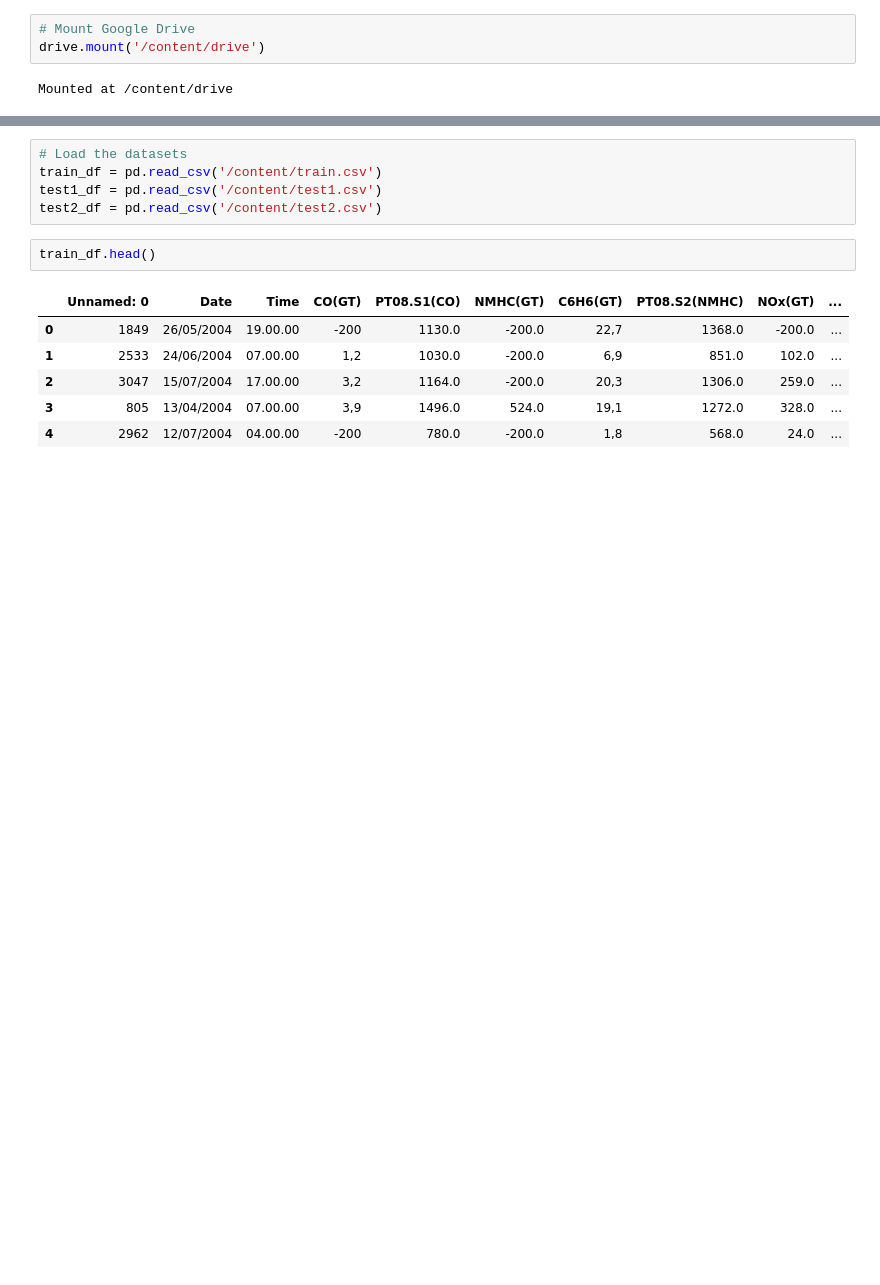
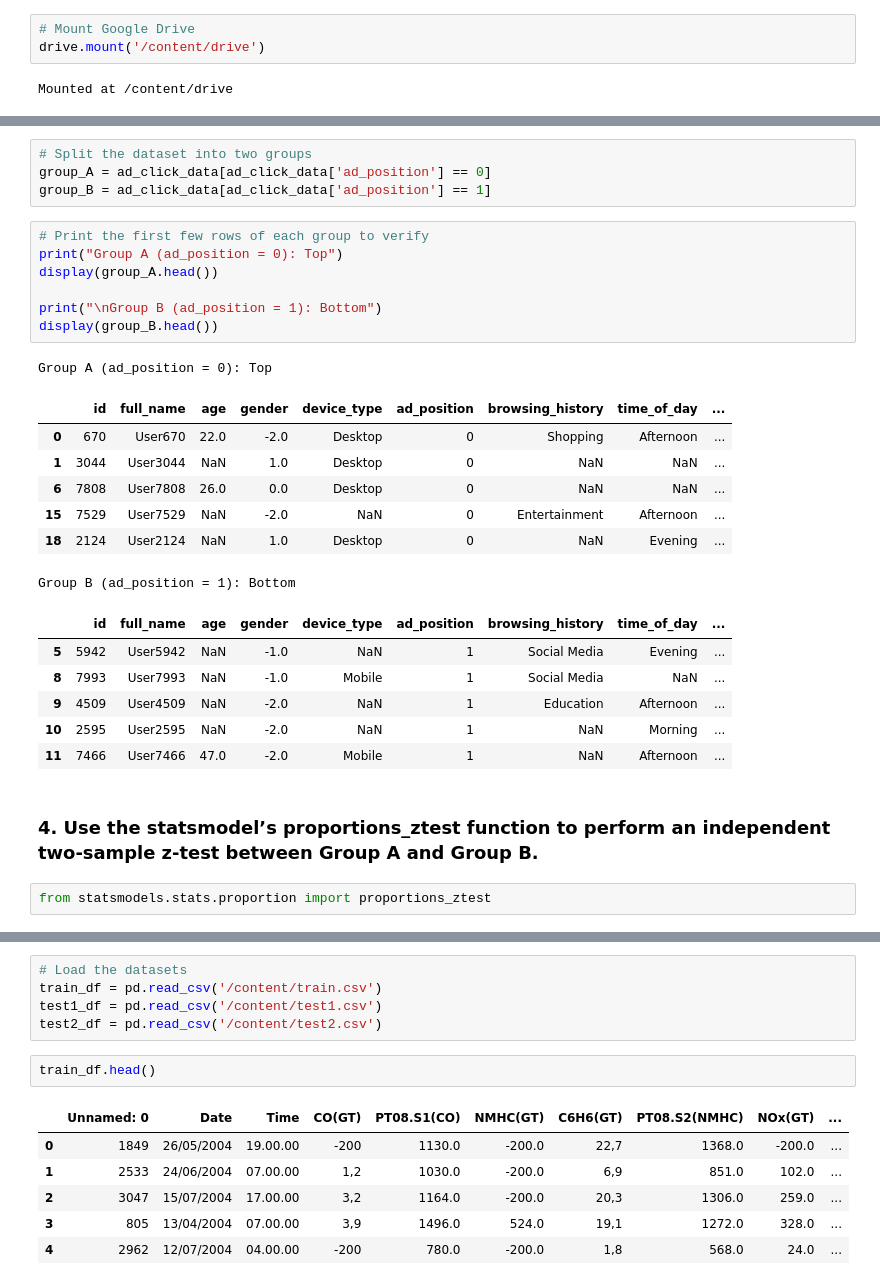
Before and after one commit to Paras-Shirvale/A-B-Testing, a Jupyter notebook: A_B_Testing.ipynb, the cells around one changed output, grey strips where cells are left out. Saved outputs shown, nothing was run; the diff lists cells and outputs as text; blank space fills up the shorter version.

```diff
--- a/A_B_Testing.ipynb
+++ b/A_B_Testing.ipynb
@@ -173,0 +106,30 @@ P-value: 0.2557442115851094
+# %%
+# Split the dataset into two groups
+group_A = ad_click_data[ad_click_data['ad_position'] == 0]
+group_B = ad_click_data[ad_click_data['ad_position'] == 1]
+# %%
+# Print the first few rows of each group to verify
+print("Group A (ad_position = 0): Top")
+display(group_A.head())
+
+print("\nGroup B (ad_position = 1): Bottom")
+display(group_B.head())
+# %% [output]
+Group A (ad_position = 0): Top
+|  | id | full_name | age | gender | device_type | ad_position | browsing_history | time_of_day | ... |
+| 0 | 670 | User670 | 22.0 | -2.0 | Desktop | 0 | Shopping | Afternoon | ... |
+| 1 | 3044 | User3044 | NaN | 1.0 | Desktop | 0 | NaN | NaN | ... |
+| 6 | 7808 | User7808 | 26.0 | 0.0 | Desktop | 0 | NaN | NaN | ... |
+| 15 | 7529 | User7529 | NaN | -2.0 | NaN | 0 | Entertainment | Afternoon | ... |
+| 18 | 2124 | User2124 | NaN | 1.0 | Desktop | 0 | NaN | Evening | ... |
+Group B (ad_position = 1): Bottom
+|  | id | full_name | age | gender | device_type | ad_position | browsing_history | time_of_day | ... |
+| 5 | 5942 | User5942 | NaN | -1.0 | NaN | 1 | Social Media | Evening | ... |
+| 8 | 7993 | User7993 | NaN | -1.0 | Mobile | 1 | Social Media | NaN | ... |
+| 9 | 4509 | User4509 | NaN | -2.0 | NaN | 1 | Education | Afternoon | ... |
+| 10 | 2595 | User2595 | NaN | -2.0 | NaN | 1 | NaN | Morning | ... |
+| 11 | 7466 | User7466 | 47.0 | -2.0 | Mobile | 1 | NaN | Afternoon | ... |
+# %% [markdown]
+### 4. Use the statsmodel’s proportions_ztest function to perform an independent two-sample z-test between Group A and Group B.
+# %%
+from statsmodels.stats.proportion import proportions_ztest
```
Also changed, not shown: parts of 48 cells of this notebook.
